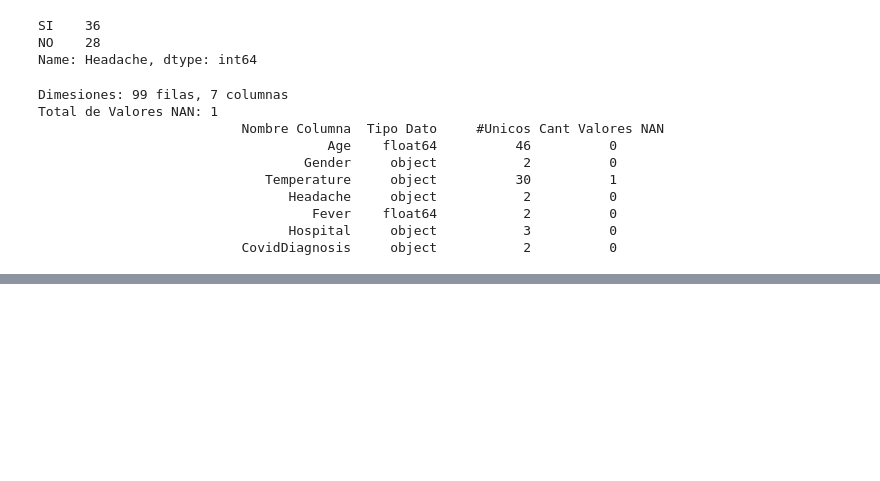
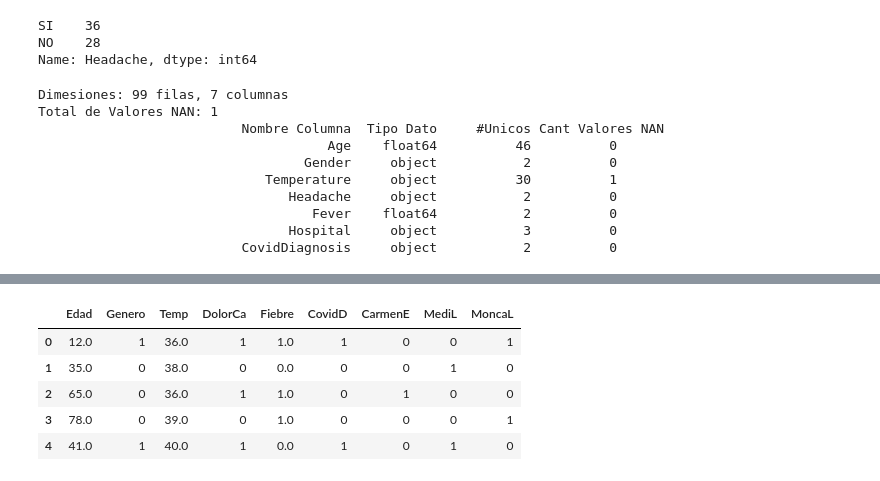
Before and after one commit to jaquimbayoc8/DiplomadoMLA2023, a Jupyter notebook: 2. AnalisisEDA/analisis.ipynb, the cells around one changed output, grey strips where cells are left out. Cells and saved outputs as stored; diff of their text form; code cells hidden in the pictures; blank space fills up the shorter version.

```diff
--- a/2. AnalisisEDA/analisis.ipynb
+++ b/2. AnalisisEDA/analisis.ipynb
@@ -174,0 +304,13 @@ Total de Valores NAN: 1
+# %%
+##Cambiar encabezados
+
+dataF =cambEncab(dataF, ['Edad','Genero','Temp','DolorCa','Fiebre','CovidD','CarmenE','MediL','MoncaL'])
+
+dataF.head()
+# %% [output]
+|  | Edad | Genero | Temp | DolorCa | Fiebre | CovidD | CarmenE | MediL | MoncaL |
+| 0 | 12.0 | 1 | 36.0 | 1 | 1.0 | 1 | 0 | 0 | 1 |
+| 1 | 35.0 | 0 | 38.0 | 0 | 0.0 | 0 | 0 | 1 | 0 |
+| 2 | 65.0 | 0 | 36.0 | 1 | 1.0 | 0 | 1 | 0 | 0 |
+| 3 | 78.0 | 0 | 39.0 | 0 | 1.0 | 0 | 0 | 0 | 1 |
+| 4 | 41.0 | 1 | 40.0 | 1 | 0.0 | 1 | 0 | 1 | 0 |
```
Also changed, not shown: parts of 10 cells of this notebook.
